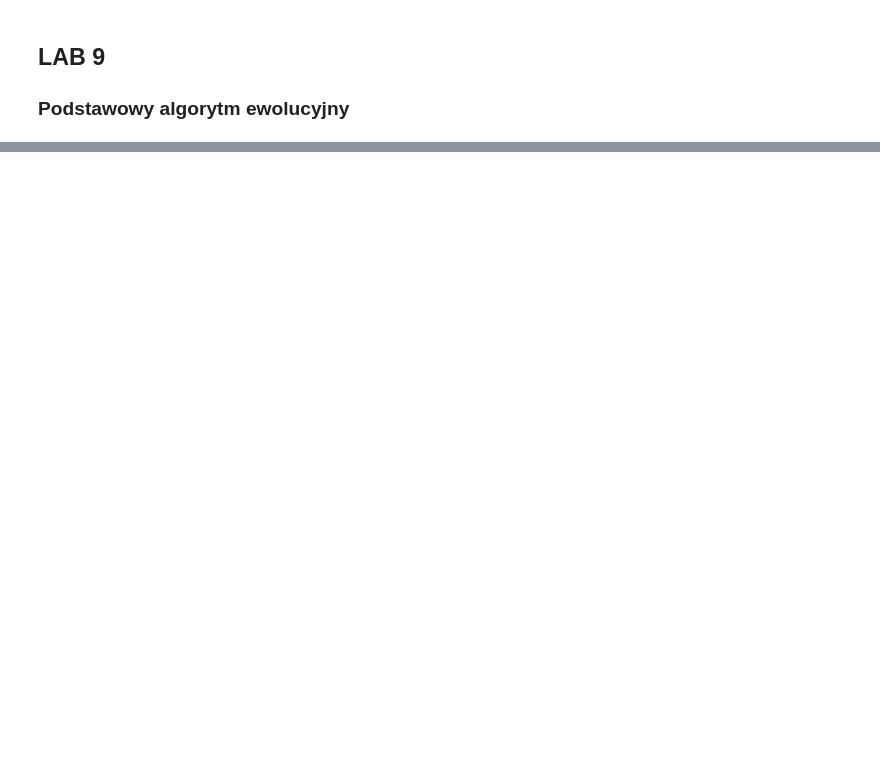
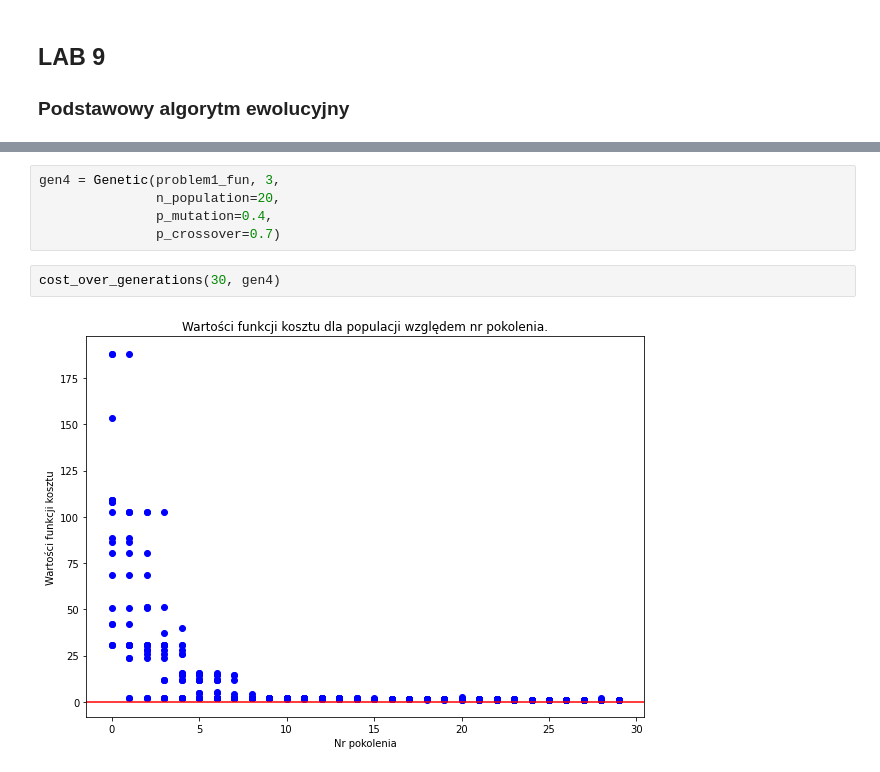
Before and after one commit to okcze/AI_intro, a Jupyter notebook: evolutionary/genetic_1.ipynb, the cells around one changed output, grey strips where cells are left out. Saved outputs shown, nothing was run; the diff lists cells and outputs as text; blank space fills up the shorter version.

```diff
--- a/evolutionary/genetic_1.ipynb
+++ b/evolutionary/genetic_1.ipynb
@@ -88,0 +162,9 @@ gen.fit(50)
+# %%
+gen4 = Genetic(problem1_fun, 3,
+               n_population=20,
+               p_mutation=0.4,
+               p_crossover=0.7)
+# %%
+cost_over_generations(30, gen4)
+# %% [output]
+[figure, added]
```
Also changed, not shown: parts of 18 cells of this notebook.
